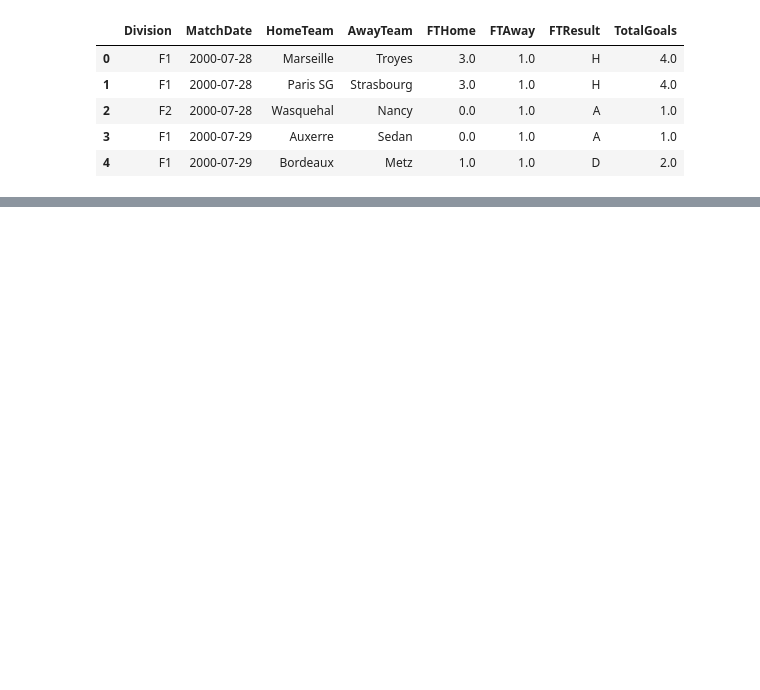
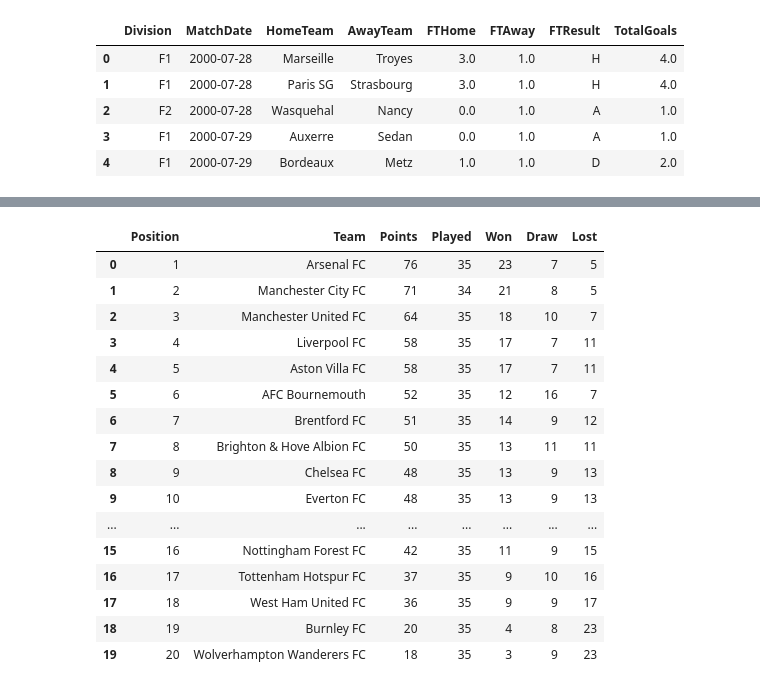
Before and after one commit to kevinjgonzalezp-ui/Football-Data-Analysis, a Jupyter notebook: Untitled-1.ipynb, the cells around one changed output, grey strips where cells are left out. Drawn from its saved outputs; the diff is of its cells as text; code cells hidden in the pictures; blank space fills up the shorter version.

```diff
--- a/Untitled-1.ipynb
+++ b/Untitled-1.ipynb
@@ -96,0 +323,14 @@ df.head()
+# %%
+teams_list = []
+
+for team in api_teams["teams"]:
+    teams_list.append({
+        "Team": team["name"],
+        "Country": team["area"]["name"],
+        "Founded": team.get("founded"),
+        "Venue": team.get("venue")
+    })
+
+teams_df = pd.DataFrame(teams_list)
+
+teams_df
@@ -96,0 +359,7 @@ df.head()
+# %%
+url = "https://api.football-data.org/v4/competitions/PL/standings"
+
+response = requests.get(url, headers=headers)
+standings_data = response.json()
+
+standings_data
@@ -96,0 +384,37 @@ df.head()
+# %%
+table = standings_data["standings"][0]["table"]
+
+standings_list = []
+
+for team in table:
+    standings_list.append({
+        "Position": team["position"],
+        "Team": team["team"]["name"],
+        "Points": team["points"],
+        "Played": team["playedGames"],
+        "Won": team["won"],
+        "Draw": team["draw"],
+        "Lost": team["lost"]
+    })
+
+standings_df = pd.DataFrame(standings_list)
+
+standings_df
+# %% [output]
+|  | Position | Team | Points | Played | Won | Draw | Lost |
+| 0 | 1 | Arsenal FC | 76 | 35 | 23 | 7 | 5 |
+| 1 | 2 | Manchester City FC | 71 | 34 | 21 | 8 | 5 |
+| 2 | 3 | Manchester United FC | 64 | 35 | 18 | 10 | 7 |
+| 3 | 4 | Liverpool FC | 58 | 35 | 17 | 7 | 11 |
+| 4 | 5 | Aston Villa FC | 58 | 35 | 17 | 7 | 11 |
+| 5 | 6 | AFC Bournemouth | 52 | 35 | 12 | 16 | 7 |
+| 6 | 7 | Brentford FC | 51 | 35 | 14 | 9 | 12 |
+| 7 | 8 | Brighton & Hove Albion FC | 50 | 35 | 13 | 11 | 11 |
+| 8 | 9 | Chelsea FC | 48 | 35 | 13 | 9 | 13 |
+| 9 | 10 | Everton FC | 48 | 35 | 13 | 9 | 13 |
+| ... | ... | ... | ... | ... | ... | ... | ... |
+| 15 | 16 | Nottingham Forest FC | 42 | 35 | 11 | 9 | 15 |
+| 16 | 17 | Tottenham Hotspur FC | 37 | 35 | 9 | 10 | 16 |
+| 17 | 18 | West Ham United FC | 36 | 35 | 9 | 9 | 17 |
+| 18 | 19 | Burnley FC | 20 | 35 | 4 | 8 | 23 |
+| 19 | 20 | Wolverhampton Wanderers FC | 18 | 35 | 3 | 9 | 23 |
```
Also changed, not shown: parts of 29 cells of this notebook, 1 other file.
